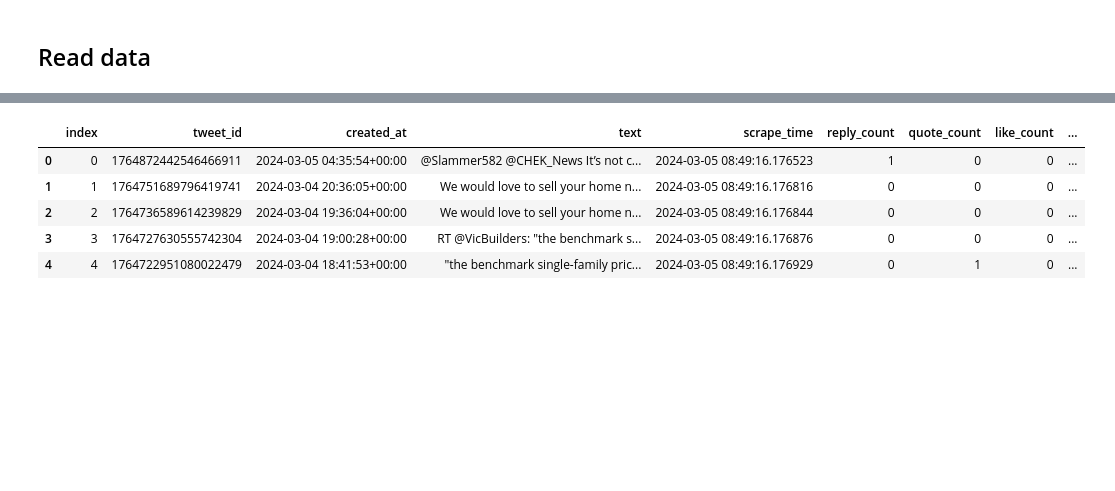
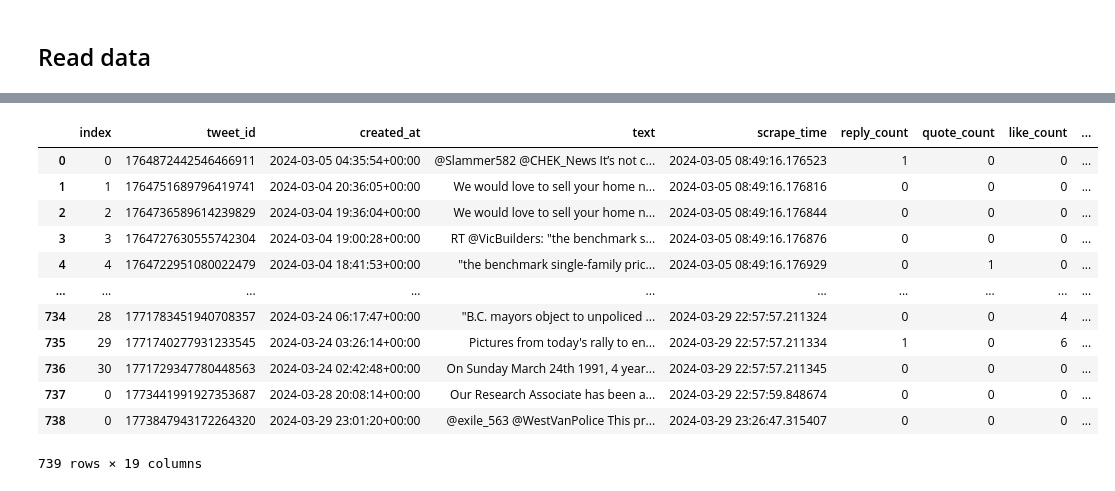
Before and after one commit to sgodfrey66/GVCEH-Phase-3, a Jupyter notebook: research/code_tests/notebook_tests/read_GCPData.ipynb, the cells around one changed output, grey strips where cells are left out. Drawn from its saved outputs; the diff is of its cells as text; code cells hidden in the pictures; blank space fills up the shorter version.

```diff
--- a/research/code_tests/notebook_tests/read_GCPData.ipynb
+++ b/research/code_tests/notebook_tests/read_GCPData.ipynb
@@ -49,8 +47,11 @@ file_list_names
 # %% [markdown]
 ## Read data
 # %%
+project_id = "npaicivitas"
+bucket_name = "gvceh-03a-storage"
+
 # Reddit posts data
-posts_path = "reddit/posts/reddit_posts.csv"
+posts_path = "reddit/posts/reddit_posts_scored.csv"
 posts_file_path = "gs://{}/{}".format(bucket_name, posts_path)
 print(posts_file_path)
 
@@ -58,7 +59,7 @@ df_r = pd.read_csv(filepath_or_buffer=posts_file_path)
 
 
 # X Tweets data
-tweets_path = "xtwitter/tweets/xtwitter_tweets.csv"
+tweets_path = "xtwitter/tweets/xtwitter_tweets_scored.csv"
 tweets_file_path = "gs://{}/{}".format(bucket_name, tweets_path)
 print(tweets_file_path)
 
@@ -68,0 +70,10 @@ gs://gvceh-03a-storage/xtwitter/tweets/xtwitter_tweets.csv
+# %%
+print("Reddit")
+print(len(df_r))
+df_r = df_r.drop_duplicates(subset=["id", "title", "selftext"])
+print(len(df_r))
+
+print("\nTwitter")
+print(len(df_x))
+df_x = df_x.drop_duplicates(subset=["tweet_id", "created_at", "text"])
+print(len(df_x))
@@ -69,10 +88,23 @@ gs://gvceh-03a-storage/xtwitter/tweets/xtwitter_tweets.csv
 # %%
 df_r.head()
 df_x.head()
+
+df_x.columns
+
+# df_r.columns
+
+df_x
 # %% [output]
 |  | index | tweet_id | created_at | text | scrape_time | reply_count | quote_count | like_count | ... |
 | 0 | 0 | 1764872442546466911 | 2024-03-05 04:35:54+00:00 | @Slammer582 @CHEK_News It’s not c... | 2024-03-05 08:49:16.176523 | 1 | 0 | 0 | ... |
 | 1 | 1 | 1764751689796419741 | 2024-03-04 20:36:05+00:00 | We would love to sell your home n... | 2024-03-05 08:49:16.176816 | 0 | 0 | 0 | ... |
 | 2 | 2 | 1764736589614239829 | 2024-03-04 19:36:04+00:00 | We would love to sell your home n... | 2024-03-05 08:49:16.176844 | 0 | 0 | 0 | ... |
 | 3 | 3 | 1764727630555742304 | 2024-03-04 19:00:28+00:00 | RT @VicBuilders: "the benchmark s... | 2024-03-05 08:49:16.176876 | 0 | 0 | 0 | ... |
 | 4 | 4 | 1764722951080022479 | 2024-03-04 18:41:53+00:00 | "the benchmark single-family pric... | 2024-03-05 08:49:16.176929 | 0 | 1 | 0 | ... |
+| ... | ... | ... | ... | ... | ... | ... | ... | ... | ... |
+| 734 | 28 | 1771783451940708357 | 2024-03-24 06:17:47+00:00 | "B.C. mayors object to unpoliced ... | 2024-03-29 22:57:57.211324 | 0 | 0 | 4 | ... |
+| 735 | 29 | 1771740277931233545 | 2024-03-24 03:26:14+00:00 | Pictures from today's rally to en... | 2024-03-29 22:57:57.211334 | 1 | 0 | 6 | ... |
+| 736 | 30 | 1771729347780448563 | 2024-03-24 02:42:48+00:00 | On Sunday March 24th 1991, 4 year... | 2024-03-29 22:57:57.211345 | 0 | 0 | 0 | ... |
+| 737 | 0 | 1773441991927353687 | 2024-03-28 20:08:14+00:00 | Our Research Associate has been a... | 2024-03-29 22:57:59.848674 | 0 | 0 | 0 | ... |
+| 738 | 0 | 1773847943172264320 | 2024-03-29 23:01:20+00:00 | @exile_563 @WestVanPolice This pr... | 2024-03-29 23:26:47.315407 | 0 | 0 | 0 | ... |
+739 rows × 19 columns
```
Also changed, not shown: parts of 20 cells of this notebook, 9 other files.
